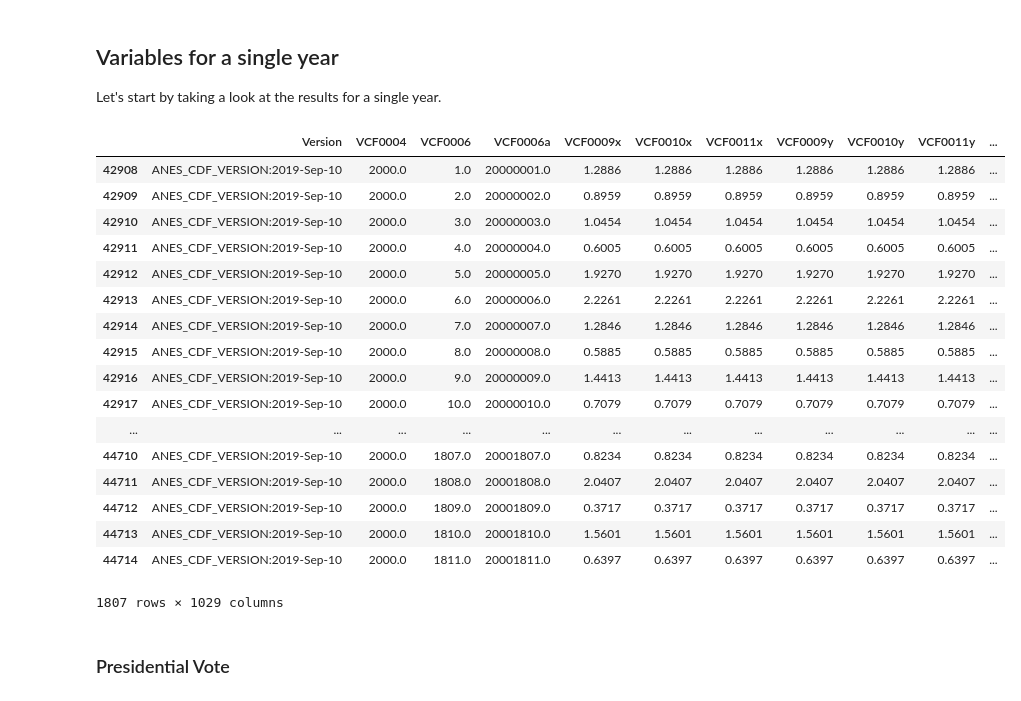
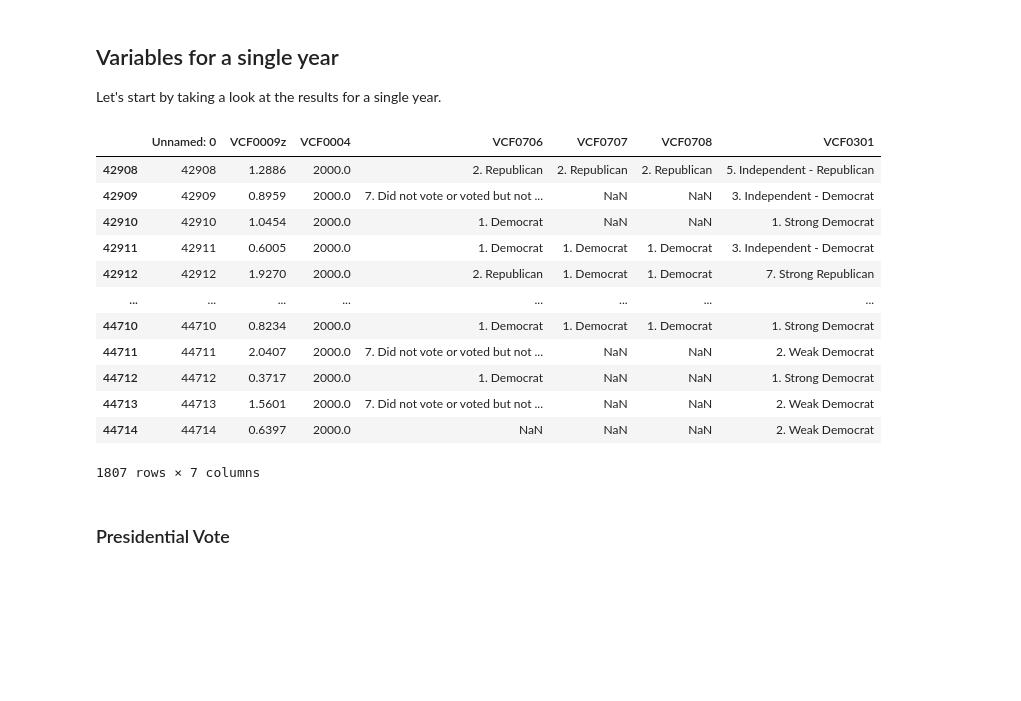
Before and after one commit to anushadatar/split-ticket, a Jupyter notebook: Prepare-Dataset.ipynb, the cells around one changed output. Saved outputs shown, nothing was run; the diff lists cells and outputs as text; code cells hidden in the pictures; blank space fills up the shorter version.

```diff
--- a/Prepare-Dataset.ipynb
+++ b/Prepare-Dataset.ipynb
@@ -17,3 +16,0 @@ I've included the path on my own machine below in the variable data_path, but be
-# %%
-data_path = "C:/Users/anush/OneDrive/Documents/anes_data/anes_timeseries_cdf_dta/anes_timeseries_cdf.dta"
-df = pd.read_stata(data_path)
@@ -40,0 +17,3 @@ df
+# %%
+url = 'https://raw.githubusercontent.com/anushadatar/split-ticket/master/data/anes.csv'
+anes = pd.read_csv(url)
@@ -113,3 +104,5 @@ df = sanitize_df(df)
+# %%
+anes = sanitize_df(anes)
 # %% [markdown]
 # Explore the Dataset
 First I wanted to take a look at the extent of the dataset and look at some of the variables associated with the questions I am trying to answer.
@@ -127,28 +120,23 @@ array([[<matplotlib.axes._subplots.AxesSubplot object at 0x...>]],
 Let's start by taking a look at the results for a single year.
 # %%
 year_number = 2000
-year_filter = df['VCF0004'] == year_number
-year = df[year_filter]
+year_filter = anes['VCF0004'] == year_number
+year = anes[year_filter]
 year
 # %% [output]
-|  | Version | VCF0004 | VCF0006 | VCF0006a | VCF0009x | VCF0010x | VCF0011x | VCF0009y | VCF0010y | VCF0011y | ... |
-| 42908 | ANES_CDF_VERSION:2019-Sep-10 | 2000.0 | 1.0 | 20000001.0 | 1.2886 | 1.2886 | 1.2886 | 1.2886 | 1.2886 | 1.2886 | ... |
-| 42909 | ANES_CDF_VERSION:2019-Sep-10 | 2000.0 | 2.0 | 20000002.0 | 0.8959 | 0.8959 | 0.8959 | 0.8959 | 0.8959 | 0.8959 | ... |
-| 42910 | ANES_CDF_VERSION:2019-Sep-10 | 2000.0 | 3.0 | 20000003.0 | 1.0454 | 1.0454 | 1.0454 | 1.0454 | 1.0454 | 1.0454 | ... |
-| 42911 | ANES_CDF_VERSION:2019-Sep-10 | 2000.0 | 4.0 | 20000004.0 | 0.6005 | 0.6005 | 0.6005 | 0.6005 | 0.6005 | 0.6005 | ... |
-| 42912 | ANES_CDF_VERSION:2019-Sep-10 | 2000.0 | 5.0 | 20000005.0 | 1.9270 | 1.9270 | 1.9270 | 1.9270 | 1.9270 | 1.9270 | ... |
-| 42913 | ANES_CDF_VERSION:2019-Sep-10 | 2000.0 | 6.0 | 20000006.0 | 2.2261 | 2.2261 | 2.2261 | 2.2261 | 2.2261 | 2.2261 | ... |
-| 42914 | ANES_CDF_VERSION:2019-Sep-10 | 2000.0 | 7.0 | 20000007.0 | 1.2846 | 1.2846 | 1.2846 | 1.2846 | 1.2846 | 1.2846 | ... |
-| 42915 | ANES_CDF_VERSION:2019-Sep-10 | 2000.0 | 8.0 | 20000008.0 | 0.5885 | 0.5885 | 0.5885 | 0.5885 | 0.5885 | 0.5885 | ... |
-| 42916 | ANES_CDF_VERSION:2019-Sep-10 | 2000.0 | 9.0 | 20000009.0 | 1.4413 | 1.4413 | 1.4413 | 1.4413 | 1.4413 | 1.4413 | ... |
-| 42917 | ANES_CDF_VERSION:2019-Sep-10 | 2000.0 | 10.0 | 20000010.0 | 0.7079 | 0.7079 | 0.7079 | 0.7079 | 0.7079 | 0.7079 | ... |
-| ... | ... | ... | ... | ... | ... | ... | ... | ... | ... | ... | ... |
-| 44710 | ANES_CDF_VERSION:2019-Sep-10 | 2000.0 | 1807.0 | 20001807.0 | 0.8234 | 0.8234 | 0.8234 | 0.8234 | 0.8234 | 0.8234 | ... |
-| 44711 | ANES_CDF_VERSION:2019-Sep-10 | 2000.0 | 1808.0 | 20001808.0 | 2.0407 | 2.0407 | 2.0407 | 2.0407 | 2.0407 | 2.0407 | ... |
-| 44712 | ANES_CDF_VERSION:2019-Sep-10 | 2000.0 | 1809.0 | 20001809.0 | 0.3717 | 0.3717 | 0.3717 | 0.3717 | 0.3717 | 0.3717 | ... |
-| 44713 | ANES_CDF_VERSION:2019-Sep-10 | 2000.0 | 1810.0 | 20001810.0 | 1.5601 | 1.5601 | 1.5601 | 1.5601 | 1.5601 | 1.5601 | ... |
-| 44714 | ANES_CDF_VERSION:2019-Sep-10 | 2000.0 | 1811.0 | 20001811.0 | 0.6397 | 0.6397 | 0.6397 | 0.6397 | 0.6397 | 0.6397 | ... |
+|  | Unnamed: 0 | VCF0009z | VCF0004 | VCF0706 | VCF0707 | VCF0708 | VCF0301 |
+| 42908 | 42908 | 1.2886 | 2000.0 | 2. Republican | 2. Republican | 2. Republican | 5. Independent - Republican |
+| 42909 | 42909 | 0.8959 | 2000.0 | 7. Did not vote or voted but not ... | NaN | NaN | 3. Independent - Democrat |
+| 42910 | 42910 | 1.0454 | 2000.0 | 1. Democrat | NaN | NaN | 1. Strong Democrat |
+| 42911 | 42911 | 0.6005 | 2000.0 | 1. Democrat | 1. Democrat | 1. Democrat | 3. Independent - Democrat |
+| 42912 | 42912 | 1.9270 | 2000.0 | 2. Republican | 1. Democrat | 1. Democrat | 7. Strong Republican |
+| ... | ... | ... | ... | ... | ... | ... | ... |
+| 44710 | 44710 | 0.8234 | 2000.0 | 1. Democrat | 1. Democrat | 1. Democrat | 1. Strong Democrat |
+| 44711 | 44711 | 2.0407 | 2000.0 | 7. Did not vote or voted but not ... | NaN | NaN | 2. Weak Democrat |
+| 44712 | 44712 | 0.3717 | 2000.0 | 1. Democrat | NaN | NaN | 1. Strong Democrat |
+| 44713 | 44713 | 1.5601 | 2000.0 | 7. Did not vote or voted but not ... | NaN | NaN | 2. Weak Democrat |
+| 44714 | 44714 | 0.6397 | 2000.0 | NaN | NaN | NaN | 2. Weak Democrat |
-1807 rows × 1029 columns
+1807 rows × 7 columns
 # %% [markdown]
 ### Presidential Vote
 # %%
```
Also changed, not shown: parts of 21 cells of this notebook.
